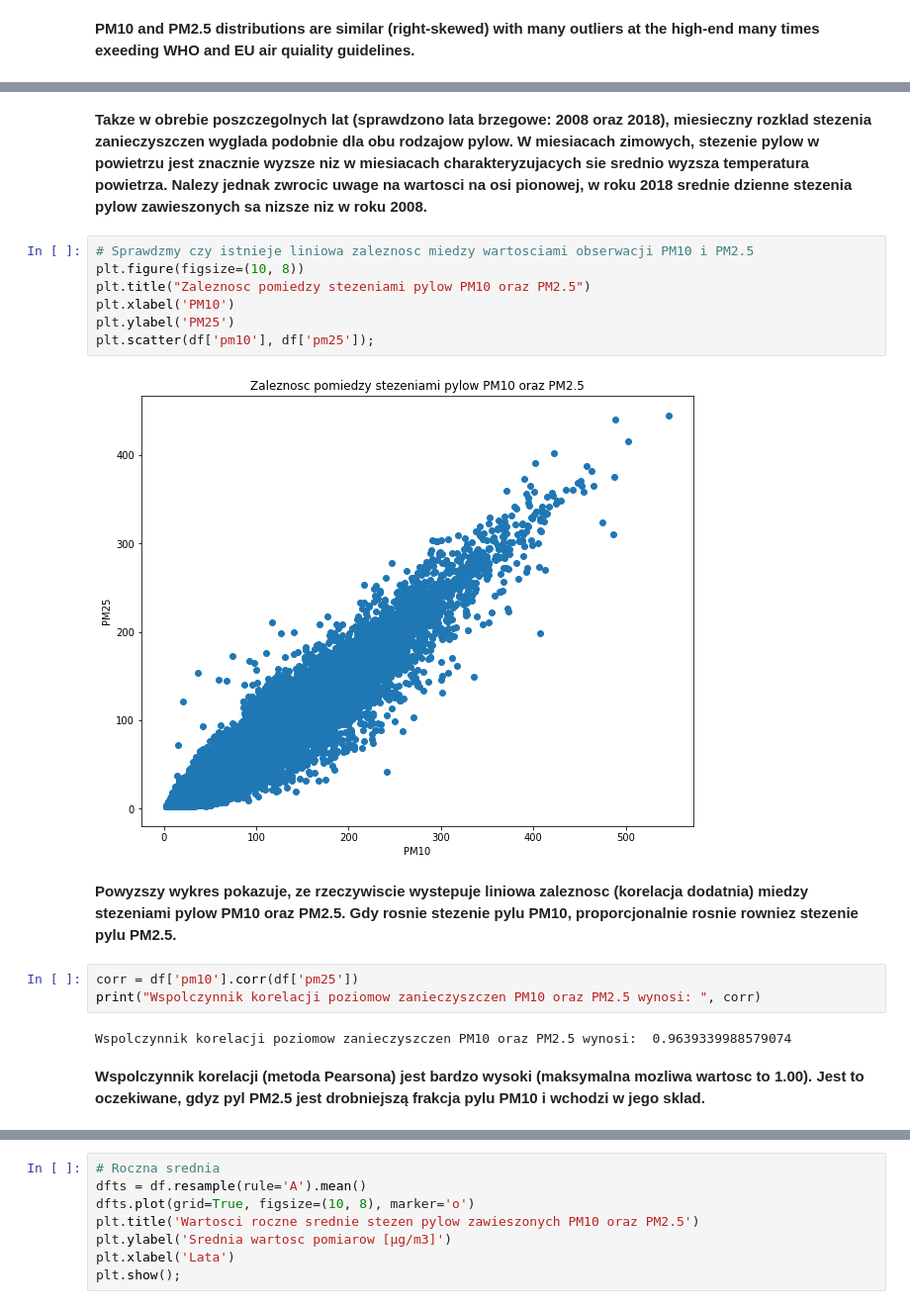
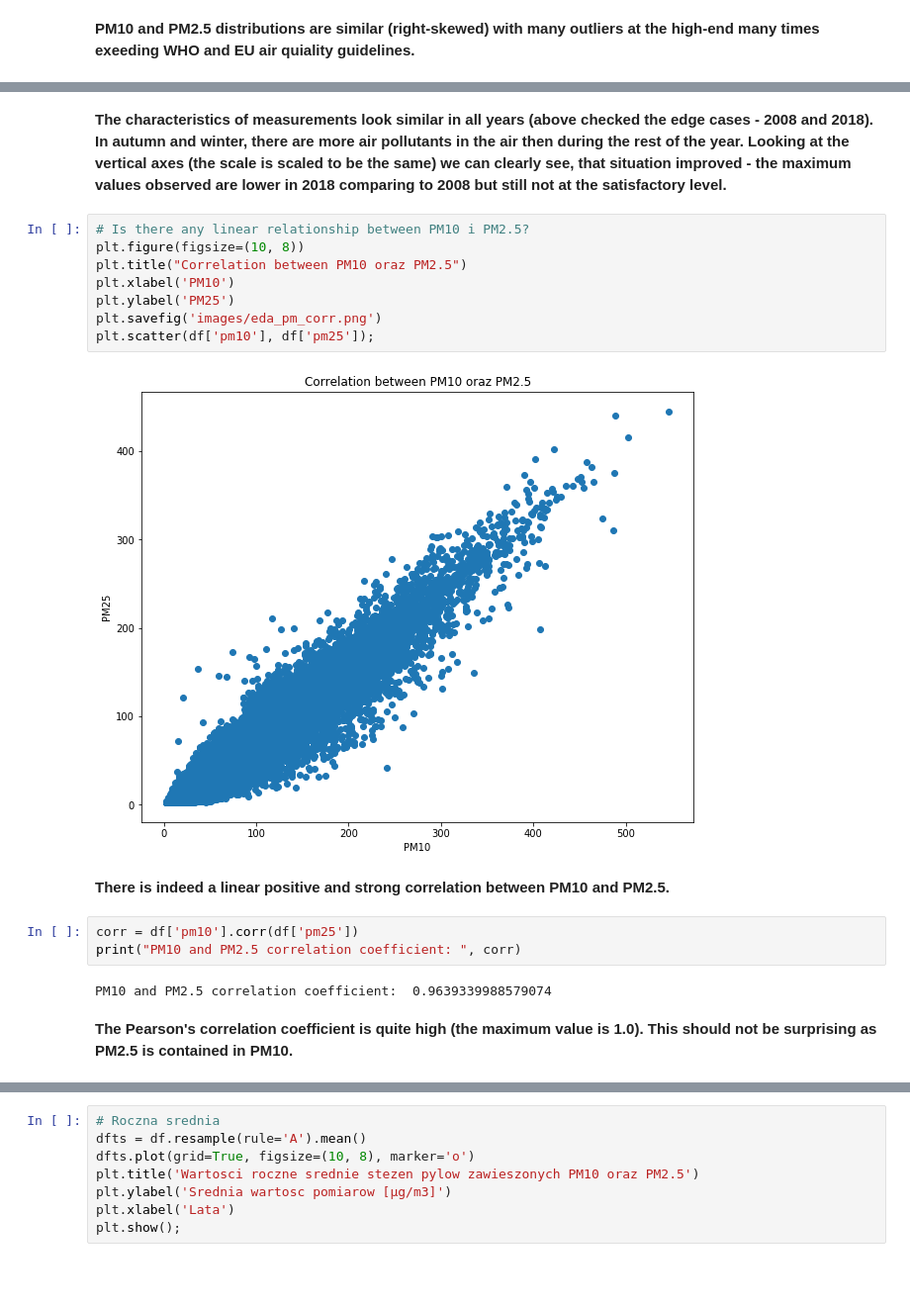
Before and after one commit to ksatola/air-polution, a Jupyter notebook: agh/030_EDA_PM25.ipynb, the cells around one changed output, grey strips where cells are left out. Shown at 99% size. Saved outputs shown, nothing was run; the diff lists cells and outputs as text; blank space fills up the shorter version.

```diff
--- a/agh/030_EDA_PM25.ipynb
+++ b/agh/030_EDA_PM25.ipynb
@@ -185,21 +184,22 @@ plt.show();
-# %% [markdown]
-**Takze w obrebie poszczegolnych lat (sprawdzono lata brzegowe: 2008 oraz 2018), miesieczny rozklad stezenia zanieczyszczen wyglada podobnie dla obu rodzajow pylow. W miesiacach zimowych, stezenie pylow w powietrzu jest znacznie wyzsze niz w miesiacach charakteryzujacych sie srednio wyzsza temperatura powietrza. Nalezy jednak zwrocic uwage na wartosci na osi pionowej, w roku 2018 srednie dzienne stezenia pylow zawieszonych sa nizsze niz w roku 2008.**
+# %% [markdown]
+**The characteristics of measurements look similar in all years (above checked the edge cases - 2008 and 2018). In autumn and winter, there are more air pollutants in the air then during the rest of the year. Looking at the vertical axes (the scale is scaled to be the same) we can clearly see, that situation improved - the maximum values observed are lower in 2018 comparing to 2008 but still not at the satisfactory level.**
 # %%
-# Sprawdzmy czy istnieje liniowa zaleznosc miedzy wartosciami obserwacji PM10 i PM2.5
+# Is there any linear relationship between PM10 i PM2.5?
 plt.figure(figsize=(10, 8))
-plt.title("Zaleznosc pomiedzy stezeniami pylow PM10 oraz PM2.5")
+plt.title("Correlation between PM10 oraz PM2.5")
 plt.xlabel('PM10')
 plt.ylabel('PM25')
+plt.savefig('images/eda_pm_corr.png')
 plt.scatter(df['pm10'], df['pm25']);
 # %% [output]
-[figure, old version]
+[figure, new version]
-# %% [markdown]
-**Powyzszy wykres pokazuje, ze rzeczywiscie wystepuje liniowa zaleznosc (korelacja dodatnia) miedzy stezeniami pylow PM10 oraz PM2.5. Gdy rosnie stezenie pylu PM10, proporcjonalnie rosnie rowniez stezenie pylu PM2.5.**
+# %% [markdown]
+**There is indeed a linear positive and strong correlation between PM10 and PM2.5.**
 # %%
 corr = df['pm10'].corr(df['pm25'])
-print("Wspolczynnik korelacji poziomow zanieczyszczen PM10 oraz PM2.5 wynosi: ", corr)
+print("PM10 and PM2.5 correlation coefficient: ", corr)
 # %% [output]
-Wspolczynnik korelacji poziomow zanieczyszczen PM10 oraz PM2.5 wynosi:  0.9639339988579074
+PM10 and PM2.5 correlation coefficient:  0.9639339988579074
-# %% [markdown]
-**Wspolczynnik korelacji (metoda Pearsona) jest bardzo wysoki (maksymalna mozliwa wartosc to 1.00). Jest to oczekiwane, gdyz pyl PM2.5 jest drobniejszą frakcja pylu PM10 i wchodzi w jego sklad.**
+# %% [markdown]
+**The Pearson's correlation coefficient is quite high (the maximum value is 1.0). This should not be surprising as PM2.5 is contained in PM10.**
 # %% [markdown]
```
Also changed, not shown: parts of 8 cells of this notebook, 4 other files.
